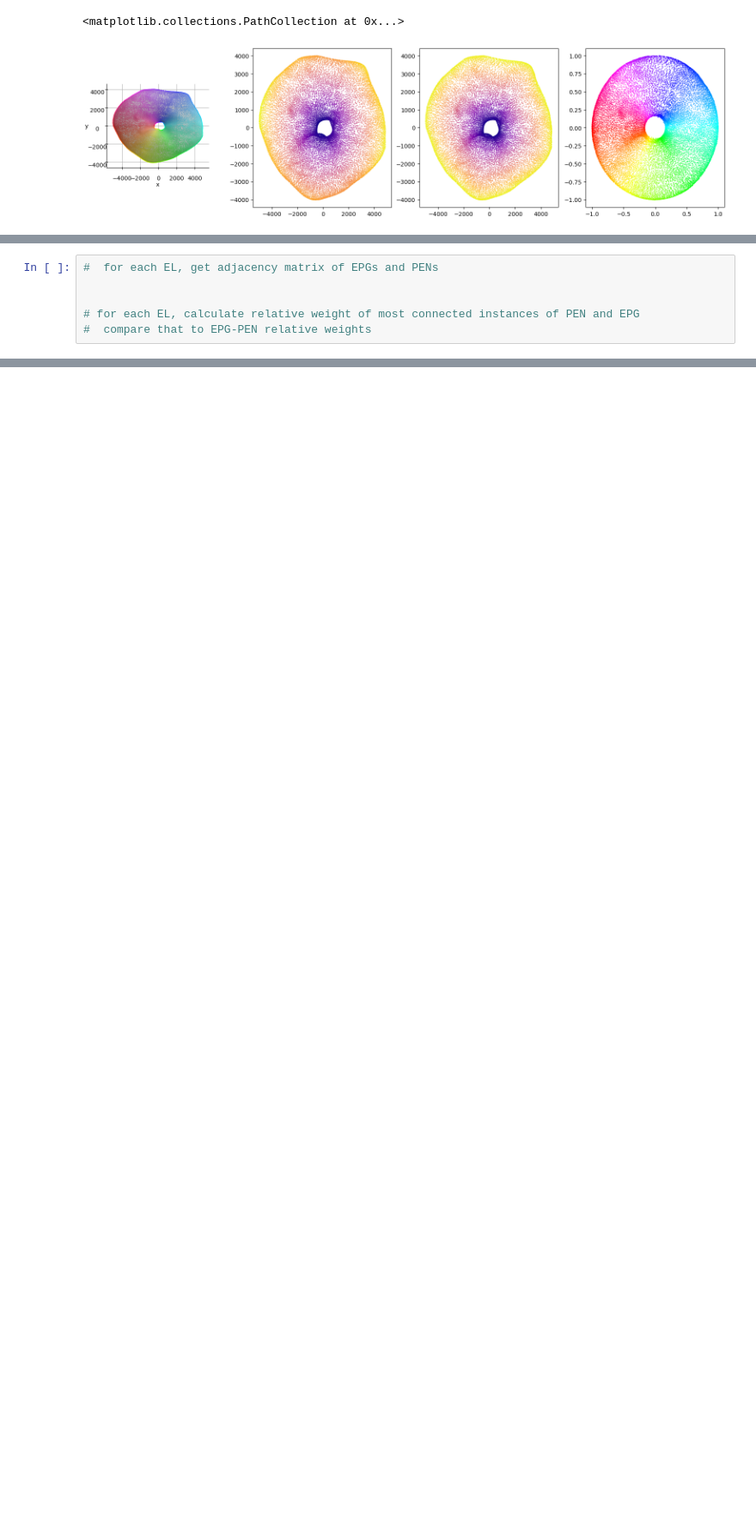
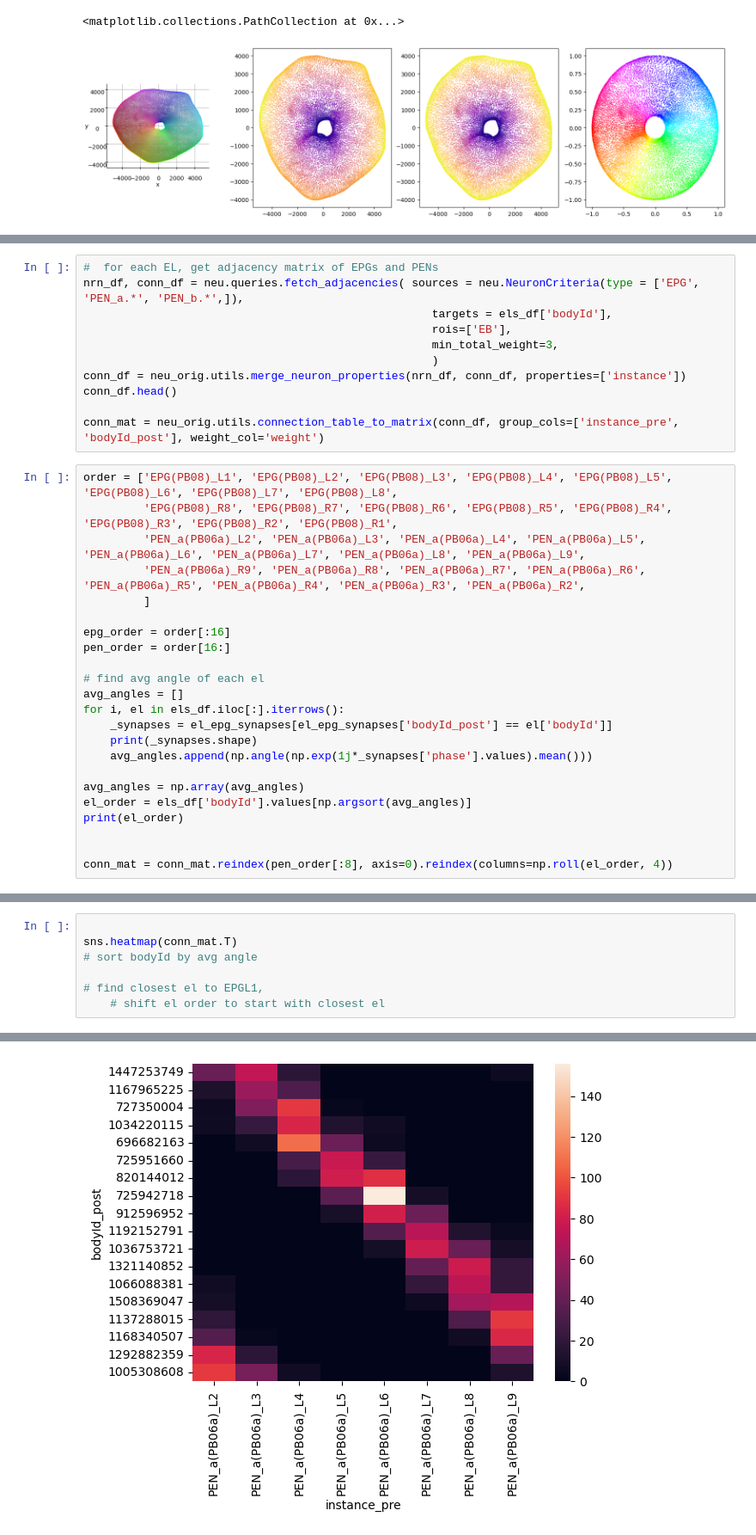
Before and after one commit to yfisher-lab/NeuromodPlasticity, a Jupyter notebook: Notebooks/connectomics_analysis/EL_synaptic_partners_plots.ipynb, the cells around one changed output, grey strips where cells are left out. Shown at 86% size. Saved outputs shown, nothing was run; the diff lists cells and outputs as text; blank space fills up the shorter version.

```diff
--- a/Notebooks/connectomics_analysis/EL_synaptic_partners_plots.ipynb
+++ b/Notebooks/connectomics_analysis/EL_synaptic_partners_plots.ipynb
@@ -565,6 +569,34 @@ ax[0].legend()
 # %%
 #  for each EL, get adjacency matrix of EPGs and PENs
+nrn_df, conn_df = neu.queries.fetch_adjacencies( sources = neu.NeuronCriteria(type = ['EPG', 'PEN_a.*', 'PEN_b.*',]),
+                                                    targets = els_df['bodyId'],
+                                                    rois=['EB'],
+                                                    min_total_weight=3,
+                                                    )
+conn_df = neu_orig.utils.merge_neuron_properties(nrn_df, conn_df, properties=['instance'])
+conn_df.head()
 
-
-# for each EL, calculate relative weight of most connected instances of PEN and EPG
-#  compare that to EPG-PEN relative weights
+conn_mat = neu_orig.utils.connection_table_to_matrix(conn_df, group_cols=['instance_pre', 'bodyId_post'], weight_col='weight')
+# %%
+order = ['EPG(PB08)_L1', 'EPG(PB08)_L2', 'EPG(PB08)_L3', 'EPG(PB08)_L4', 'EPG(PB08)_L5', 'EPG(PB08)_L6', 'EPG(PB08)_L7', 'EPG(PB08)_L8',
+         'EPG(PB08)_R8', 'EPG(PB08)_R7', 'EPG(PB08)_R6', 'EPG(PB08)_R5', 'EPG(PB08)_R4', 'EPG(PB08)_R3', 'EPG(PB08)_R2', 'EPG(PB08)_R1',
+         'PEN_a(PB06a)_L2', 'PEN_a(PB06a)_L3', 'PEN_a(PB06a)_L4', 'PEN_a(PB06a)_L5', 'PEN_a(PB06a)_L6', 'PEN_a(PB06a)_L7', 'PEN_a(PB06a)_L8', 'PEN_a(PB06a)_L9',
+         'PEN_a(PB06a)_R9', 'PEN_a(PB06a)_R8', 'PEN_a(PB06a)_R7', 'PEN_a(PB06a)_R6', 'PEN_a(PB06a)_R5', 'PEN_a(PB06a)_R4', 'PEN_a(PB06a)_R3', 'PEN_a(PB06a)_R2',
+         ]
+
+epg_order = order[:16]
+pen_order = order[16:]
+
+# find avg angle of each el
+avg_angles = []
+for i, el in els_df.iloc[:].iterrows():
+    _synapses = el_epg_synapses[el_epg_synapses['bodyId_post'] == el['bodyId']]
+    print(_synapses.shape)
+    avg_angles.append(np.angle(np.exp(1j*_synapses['phase'].values).mean()))
+
+avg_angles = np.array(avg_angles)
+el_order = els_df['bodyId'].values[np.argsort(avg_angles)]
+print(el_order)
+
+
+conn_mat = conn_mat.reindex(pen_order[:8], axis=0).reindex(columns=np.roll(el_order, 4))
@@ -570,0 +621,8 @@ ax[0].legend()
+# %%
+
+sns.heatmap(conn_mat.T)
+# sort bodyId by avg angle
+
+# find closest el to EPGL1,
+    # shift el order to start with closest el
+# %% [output]
@@ -570,0 +630 @@ ax[0].legend()
+[figure, added]
```
Also changed, not shown: parts of 14 cells of this notebook, 1 other file.
